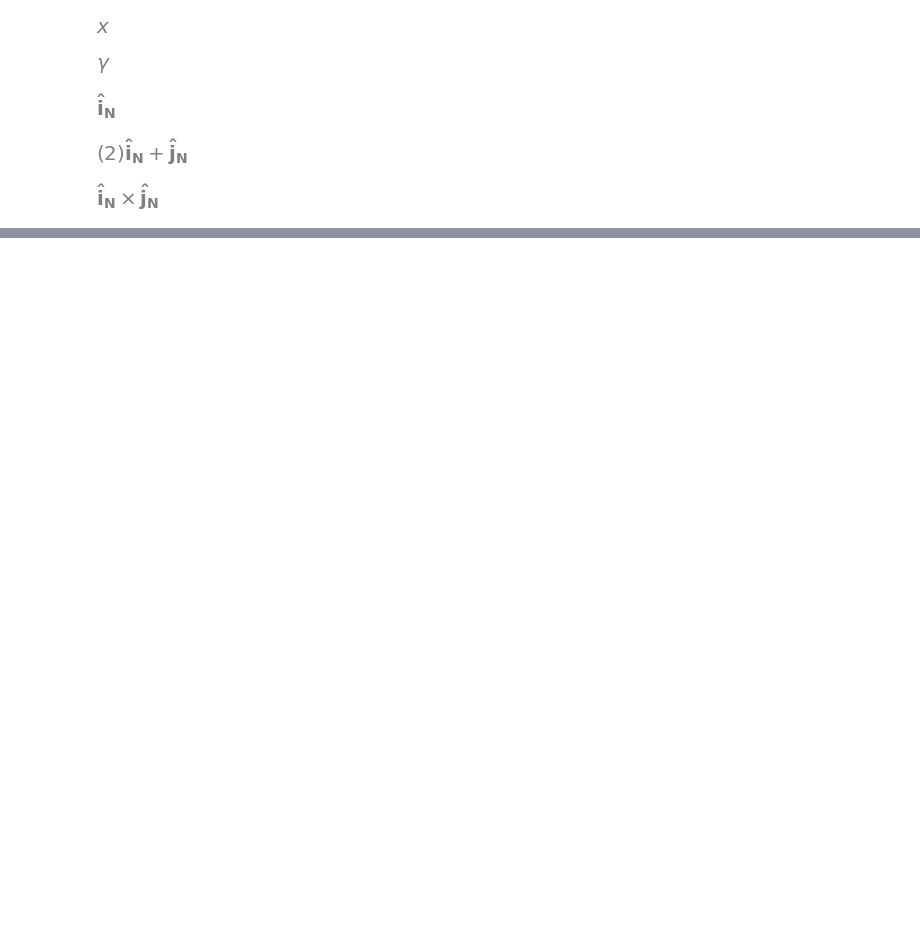
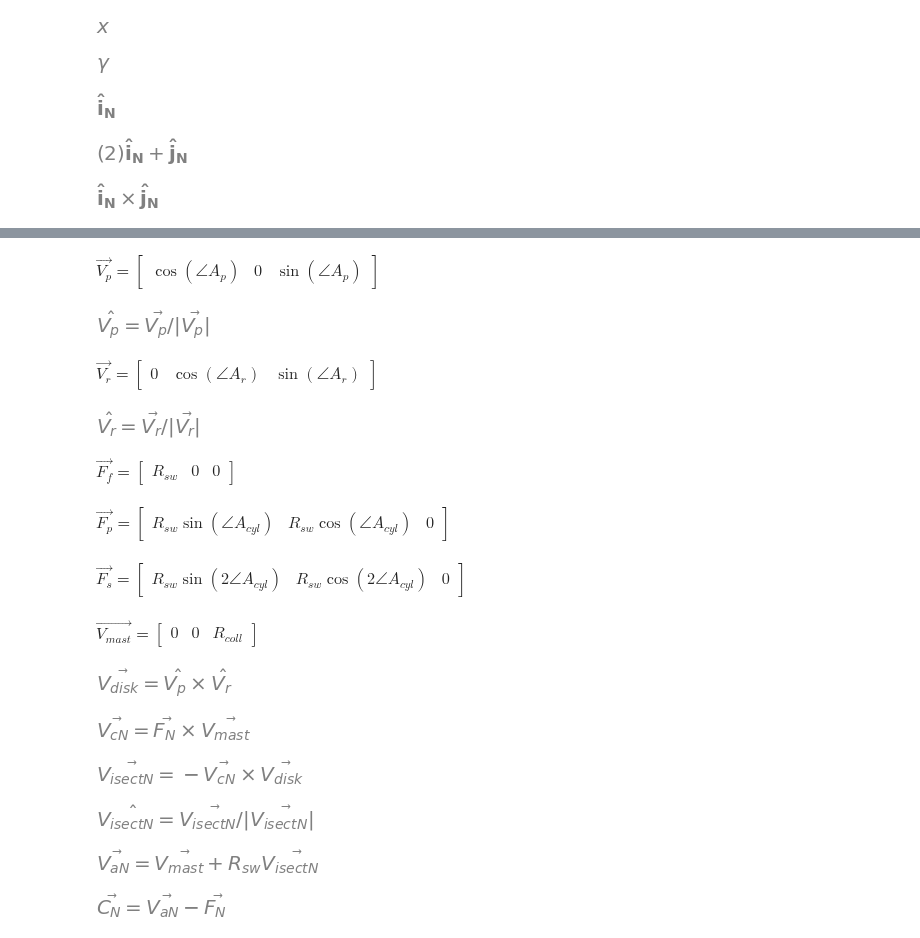
Before and after one commit to ivorjawa/StewartPlatform, a Jupyter notebook: RotorHead.ipynb, the cells around one changed output, grey strips where cells are left out. Saved outputs shown, nothing was run; the diff lists cells and outputs as text; code cells hidden in the pictures; blank space fills up the shorter version.

```diff
--- a/RotorHead.ipynb
+++ b/RotorHead.ipynb
@@ -122,0 +112,39 @@ Pfp, Pf1, Pfs, Pf2, Cmin, Cmax, Vp, Vr
+# %%
+e1 = sym.Eq(Vp, sym.Matrix([sym.cos(Ap), 0, sym.sin(Ap)]).T, evaluate=False)
+e2 = sym.Eq(Vphat, Vp/abs(Vp), evaluate=False)
+
+e3 = sym.Eq(Vr, sym.Matrix([0, sym.cos(Ar), sym.sin(Ar)]).T, evaluate=False)
+e4 = sym.Eq(Vrhat, Vr/abs(Vr), evaluate=False)
+
+e5 = sym.Eq(Ff, sym.Matrix([Rsw, 0, 0]).T, evaluate=False)
+e6 = sym.Eq(Fp, sym.Matrix([Rsw*sym.sin(Acyl), Rsw*sym.cos(Acyl), 0]).T, evaluate=False)
+e7 = sym.Eq(Fs, sym.Matrix([Rsw*sym.sin(2*Acyl), Rsw*sym.cos(2*Acyl), 0]).T, evaluate=False)
+
+e8 = sym.Eq(Vmast, sym.Matrix([0, 0, Rcoll]).T, evaluate=False)
+
+e9 = sym.Eq(Vdisk, symvec.Cross(Vphat, Vrhat), evaluate=False)
+
+# for each cylinder, Vcn normal of plane formed by foot and mast
+e10 = sym.Eq(Vcn, symvec.Cross(Fn, Vmast), evaluate=False)
+e11 = sym.Eq(Visectn, symvec.Cross(Vdisk, Vcn), evaluate=False)
+e12 = sym.Eq(Visectnhat, Visectn/abs(Visectn), evaluate=False)
+e13 = sym.Eq(Van, Rsw*Visectn+Vmast, evaluate=False)
+e14 = sym.Eq(Cn, Van - Fn, evaluate=False)
+
+for e in [e1, e2, e3, e4, e5, e6, e7, e8, e9, e10, e11, e12, e13, e14]:
+    display(e)
+# %% [output]
+$\displaystyle \vec{V_p} = \left[\begin{matrix}\cos{\left(\angle{A_p} \right)} & 0 & \sin{\left(\angle{A_p} \right)}\end{matrix}\right]$
+[figure, added]
+$\displaystyle \vec{V_r} = \left[\begin{matrix}0 & \cos{\left(\angle{A_r} \right)} & \sin{\left(\angle{A_r} \right)}\end{matrix}\right]$
+[figure, added]
+$\displaystyle \vec{F_f} = \left[\begin{matrix}R_{sw} & 0 & 0\end{matrix}\right]$
+$\displaystyle \vec{F_p} = \left[\begin{matrix}R_{sw} \sin{\left(\angle{A_{cyl}} \right)} & R_{sw} \cos{\left(\angle{A_{cyl}} \right)} & 0\end{matrix}\right]$
+$\displaystyle \vec{F_s} = \left[\begin{matrix}R_{sw} \sin{\left(2 \angle{A_{cyl}} \right)} & R_{sw} \cos{\left(2 \angle{A_{cyl}} \right)} & 0\end{matrix}\right]$
+$\displaystyle \vec{V_{mast}} = \left[\begin{matrix}0 & 0 & R_{coll}\end{matrix}\right]$
+[figure, added]
+[figure, added]
+[figure, added]
+[figure, added]
+[figure, added]
+[figure, added]
```
Also changed, not shown: parts of 11 cells of this notebook, 1 other file.
